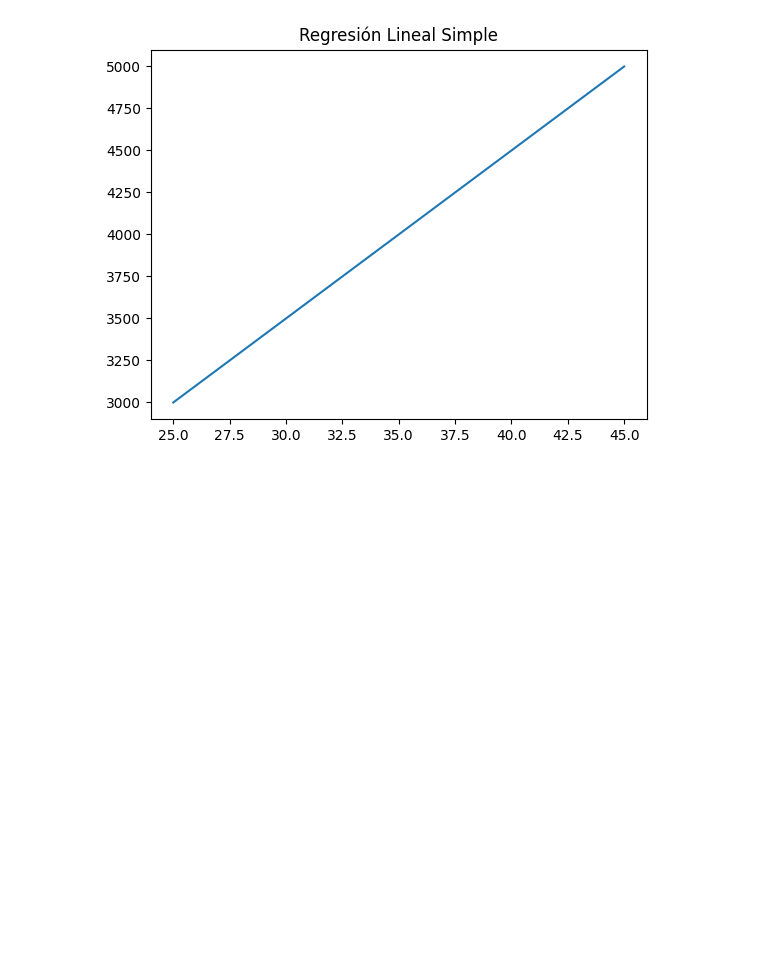
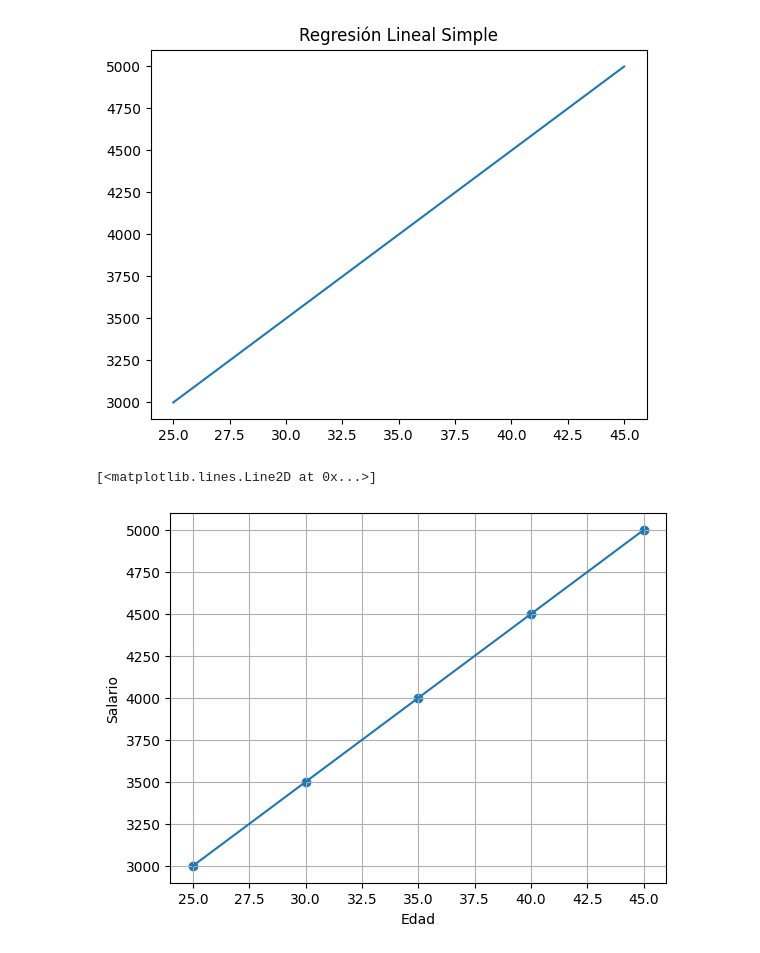
Before and after one commit to Dukedanidd/Python-Projects, a Jupyter notebook: Machine Learning/LinearRegression/Excercies/2.ipynb, the cells around one changed output. Cells and saved outputs as stored; diff of their text form; code cells hidden in the pictures; blank space fills up the shorter version.

```diff
--- a/Machine Learning/LinearRegression/Excercies/2.ipynb
+++ b/Machine Learning/LinearRegression/Excercies/2.ipynb
@@ -31,3 +31,13 @@ plt.plot(df['Edad'], modelo.predict(X))
 # %% [output]
 [<matplotlib.lines.Line2D at 0x...>]
 [figure]
+# %%
+# Combinar ambos gráficos
+plt.scatter(df['Edad'], df['Salario'])
+plt.xlabel('Edad')
+plt.ylabel('Salario')
+plt.grid(True)
+plt.plot(df['Edad'], modelo.predict(X))
+# %% [output]
+[<matplotlib.lines.Line2D at 0x...>]
+[figure, added]
```
Also changed, not shown: 1 other file.
